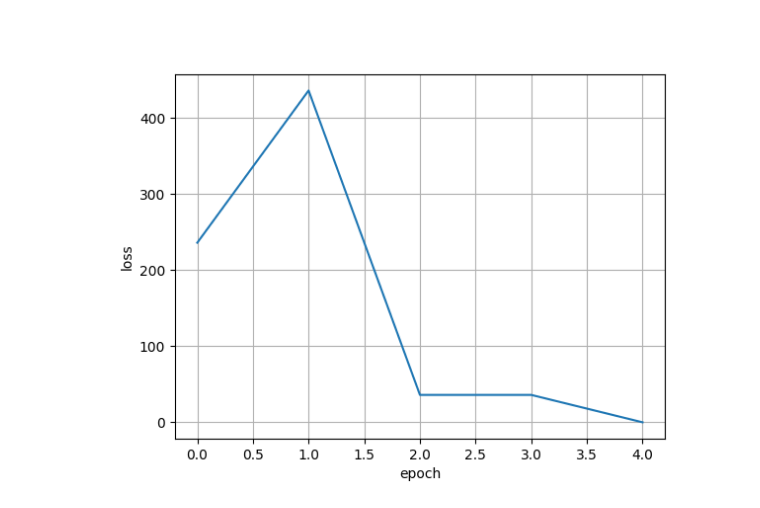
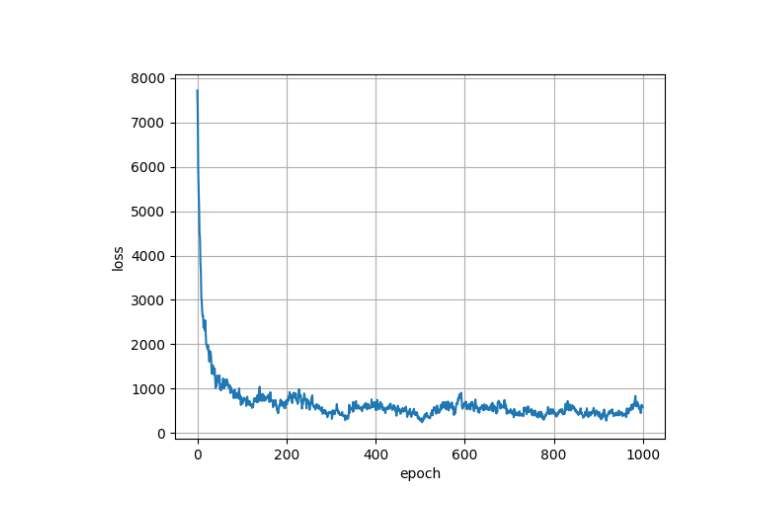
Before and after one commit to ryanjakecherian/bnn, a Jupyter notebook: notebooks/dataloader.ipynb, the cells around one changed output. Saved outputs shown, nothing was run; the diff lists cells and outputs as text; code cells hidden in the pictures.

Commit message:
experiment with learning target network

```diff
--- a/notebooks/dataloader.ipynb
+++ b/notebooks/dataloader.ipynb
@@ -42,6 +44,13 @@ torch.Size([100, 4])
+# %%
+DL = bnn.data.TargetNetwork(
+    datapoints=1000,
+    batch_size=1000,
+    target_network=Target_TBNN,
+    include_last_if_uneven=True,
+)
 # %%
 loss_func: bnn.loss.LossFunction = bnn.loss.l1
 # %%
-BernOpt = bnn.optimizer.ExpectationSGD(TBNN.parameters(), lr=0.001)
+BernOpt = bnn.optimizer.ExpectationSGD(TBNN.parameters(), lr=0.0001)
 # %%
 losses = []
@@ -50,20 +57,30 @@ initial_train_epochs = 50
+# %%
+train_epochs = 1000
+num_logs = 10
+epoch_log_rate = train_epochs // num_logs
 # %%
-for epoch in range(initial_train_epochs):
-    # forward pass
-    output = TBNN.forward(input)
-    loss = loss_func.forward(output=output, target=desired)
-    losses.append(loss)
+for epoch in tqdm.trange(train_epochs):
+    epoch_loss = 0
+    for batch in DL:
+        # forward pass and loss
+        output = TBNN.forward(batch.input)
+        loss = loss_func.forward(output=output, target=batch.target)
 
-    # backward pass
-    grad = loss_func.backward(output=output, target=desired)
-    out_grad = TBNN.backward(grad)
+        # backward pass
+        grad = loss_func.backward(output=output, target=batch.target)
+        out_grad = TBNN.backward(grad)
 
-    # optimizer step
-    BernOpt.step(number_of_samples=len(input))
+        # optimizer step
+        BernOpt.step(number_of_samples=len(input))
 
-    early_exit = loss == 0
+        # sum loss
+        epoch_loss += loss
 
-    if early_exit or (epoch % 10) == 0:
+    # save loss
+    losses.append(epoch_loss)
+
+    early_exit = epoch_loss == 0
+    if early_exit or (epoch % epoch_log_rate) == 0:
         print(f'epoch: {epoch}\tloss: {loss}')
 
     if early_exit:
@@ -74,16 +99,16 @@ epoch: 4        loss: 0
 # %%
 NAME = 'loss_curve_partial'
 plt.close(NAME)
 plt.figure(NAME)
 
-plt.plot(losses[:initial_train_epochs])
+plt.plot(losses[:train_epochs])
 plt.xlabel('epoch')
 plt.ylabel('loss')
 plt.grid()
 
 plt.show()
 # %% [output]
-[figure, old version]
+[figure, new version]
 # %%
 for name, p in TBNN.named_parameters():
     if name.lower().endswith('.w'):
```
Also changed, not shown: parts of 12 cells of this notebook, 3 other files.
